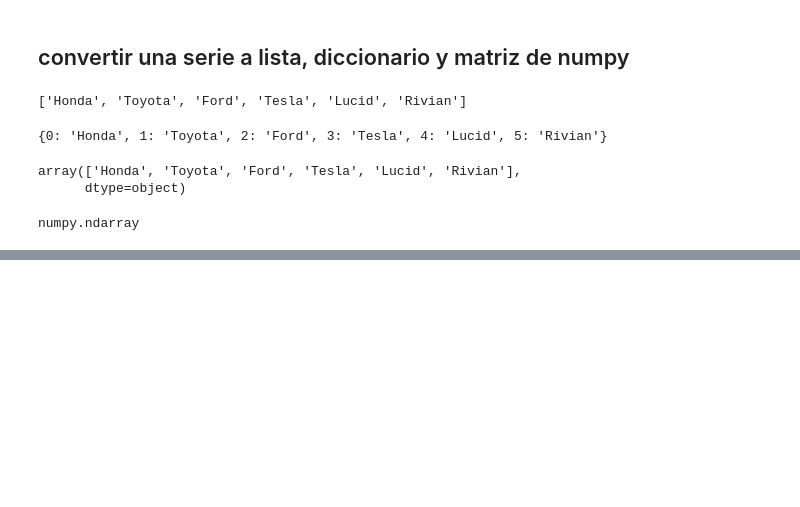
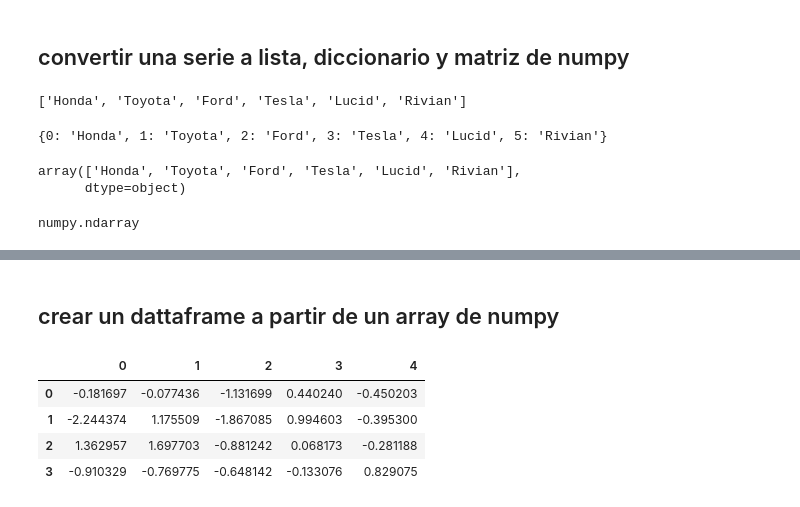
Before and after one commit to pacomm5/Plantillas, a Jupyter notebook: PANDAS.ipynb, the cells around one changed output, grey strips where cells are left out. Cells and saved outputs as stored; diff of their text form; code cells hidden in the pictures; blank space fills up the shorter version.

```diff
--- a/PANDAS.ipynb
+++ b/PANDAS.ipynb
@@ -289,0 +364,12 @@ numpy.ndarray
+# %% [markdown]
+## crear un dattaframe a partir de un array de numpy
+# %%
+#create a dataframe from a numpy array
+narray_df = pd.DataFrame(np.random.normal(size=(4,5)))
+narray_df
+# %% [output]
+|  | 0 | 1 | 2 | 3 | 4 |
+| 0 | -0.181697 | -0.077436 | -1.131699 | 0.440240 | -0.450203 |
+| 1 | -2.244374 | 1.175509 | -1.867085 | 0.994603 | -0.395300 |
+| 2 | 1.362957 | 1.697703 | -0.881242 | 0.068173 | -0.281188 |
+| 3 | -0.910329 | -0.769775 | -0.648142 | -0.133076 | 0.829075 |
```
Also changed, not shown: parts of 27 cells of this notebook.
